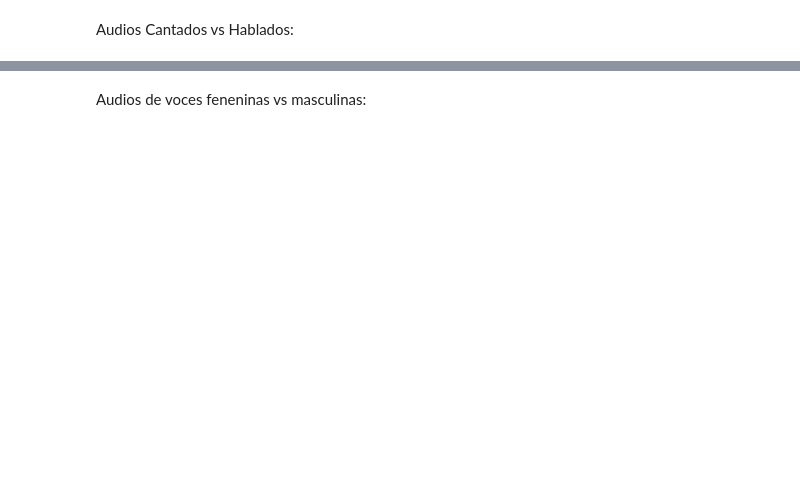
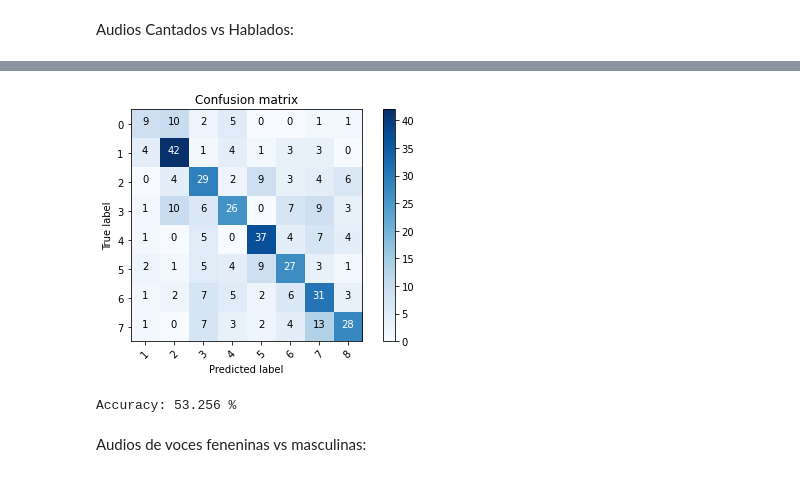
Before and after one commit to magistery-tps/aa-tp2, a Jupyter notebook: notebooks/tp2.ipynb, the cells around one changed output, grey strips where cells are left out. Cells and saved outputs as stored; diff of their text form; code cells hidden in the pictures; blank space fills up the shorter version.

```diff
--- a/notebooks/tp2.ipynb
+++ b/notebooks/tp2.ipynb
@@ -451,8 +434,11 @@ show_summary(rs, speechs_features, speechs_y_true)
 # %%
-y_pred = rs.best_estimator_.predict(songs_features)
+y_pred = model.predict(songs_features)
 
 plot_confusion_matrix(songs_y_true, y_pred)
-show_summary(rs, songs_features, songs_y_true)
+show_summary(model, songs_features, songs_y_true)
+# %% [output]
+[figure, added]
+Accuracy: 53.256 %
 # %% [markdown]
 Audios de  voces feneninas vs masculinas:
 # %%
```
Also changed, not shown: parts of 56 cells of this notebook, 4 other files.
